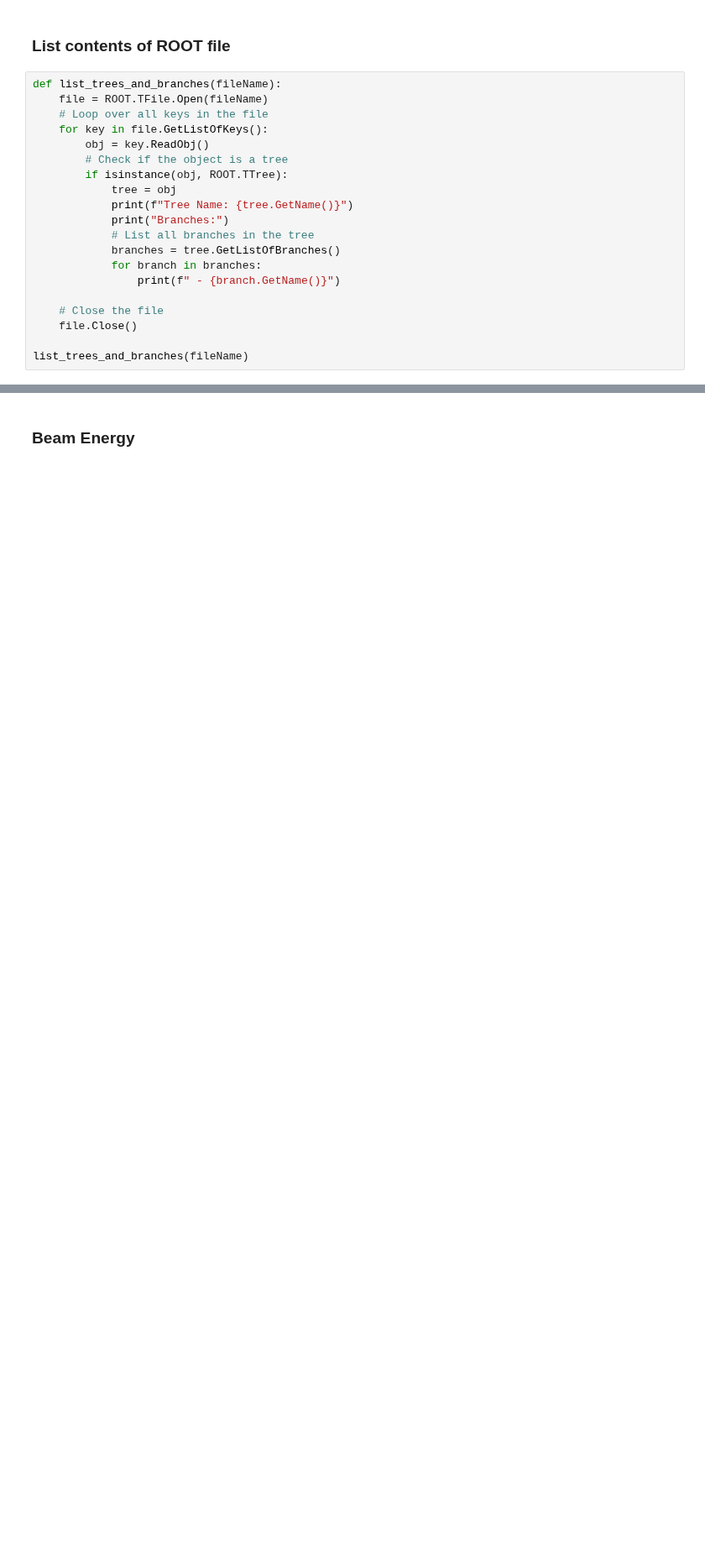
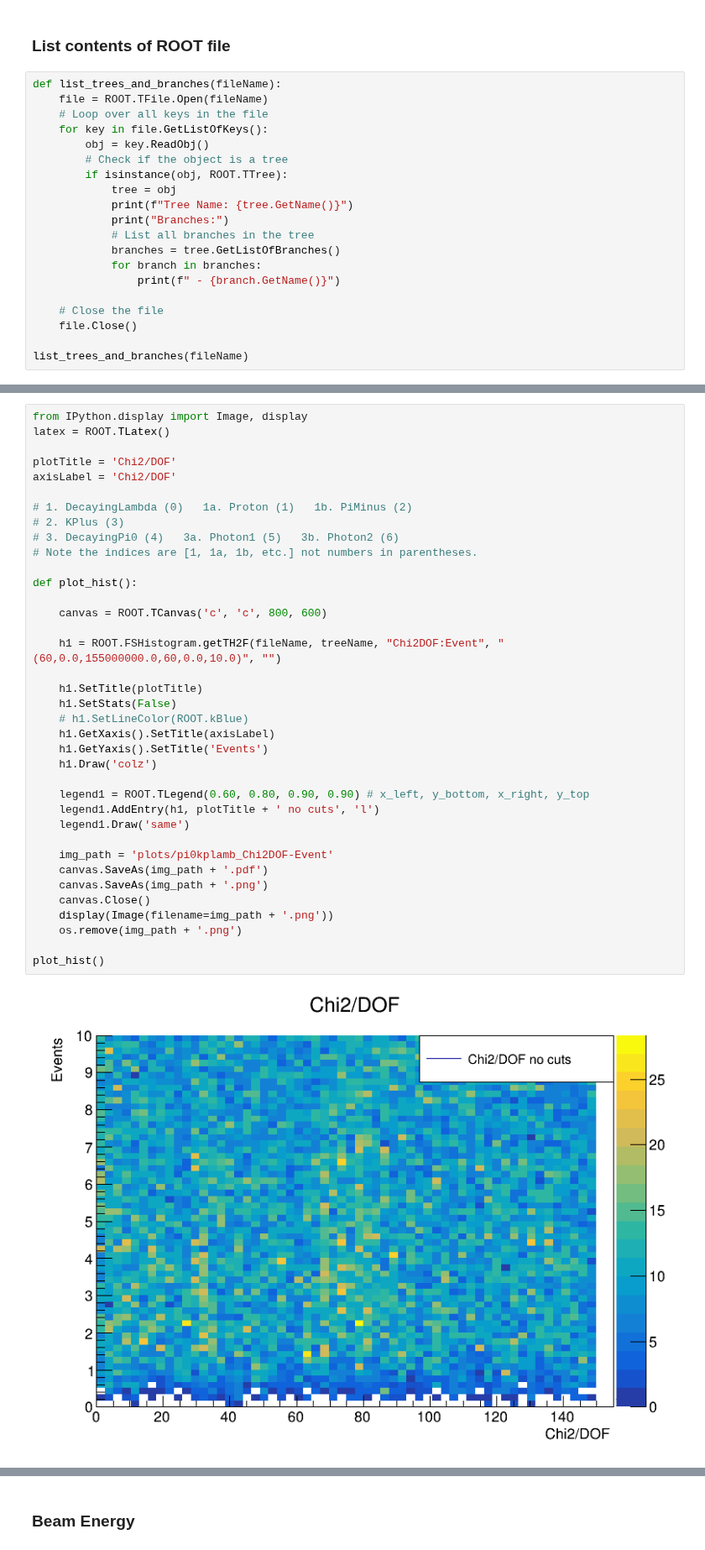
Before and after one commit to dancbart/gluex, a Jupyter notebook: analysis_KpiLambda/pi0kplamb_analysis.ipynb, the cells around one changed output, grey strips where cells are left out. Shown at 84% size. Saved outputs shown, nothing was run; the diff lists cells and outputs as text; blank space fills up the shorter version.

```diff
--- a/analysis_KpiLambda/pi0kplamb_analysis.ipynb
+++ b/analysis_KpiLambda/pi0kplamb_analysis.ipynb
@@ -142,0 +149,39 @@ list_trees_and_branches(fileName)
+# %%
+from IPython.display import Image, display
+latex = ROOT.TLatex()
+
+plotTitle = 'Chi2/DOF'
+axisLabel = 'Chi2/DOF'
+
+# 1. DecayingLambda (0)   1a. Proton (1)   1b. PiMinus (2)
+# 2. KPlus (3)
+# 3. DecayingPi0 (4)   3a. Photon1 (5)   3b. Photon2 (6)
+# Note the indices are [1, 1a, 1b, etc.] not numbers in parentheses.
+
+def plot_hist():
+
+    canvas = ROOT.TCanvas('c', 'c', 800, 600)
+
+    h1 = ROOT.FSHistogram.getTH2F(fileName, treeName, "Chi2DOF:Event", "(60,0.0,155000000.0,60,0.0,10.0)", "")
+
+    h1.SetTitle(plotTitle)
+    h1.SetStats(False)
+    # h1.SetLineColor(ROOT.kBlue)
+    h1.GetXaxis().SetTitle(axisLabel)
+    h1.GetYaxis().SetTitle('Events')
+    h1.Draw('colz')
+
+    legend1 = ROOT.TLegend(0.60, 0.80, 0.90, 0.90) # x_left, y_bottom, x_right, y_top
+    legend1.AddEntry(h1, plotTitle + ' no cuts', 'l')
+    legend1.Draw('same')
+
+    img_path = 'plots/pi0kplamb_Chi2DOF-Event'
+    canvas.SaveAs(img_path + '.pdf')
+    canvas.SaveAs(img_path + '.png')
+    canvas.Close()
+    display(Image(filename=img_path + '.png'))
+    os.remove(img_path + '.png')
+
+plot_hist()
+# %% [output]
+[figure, added]
```
Also changed, not shown: parts of 52 cells of this notebook.
